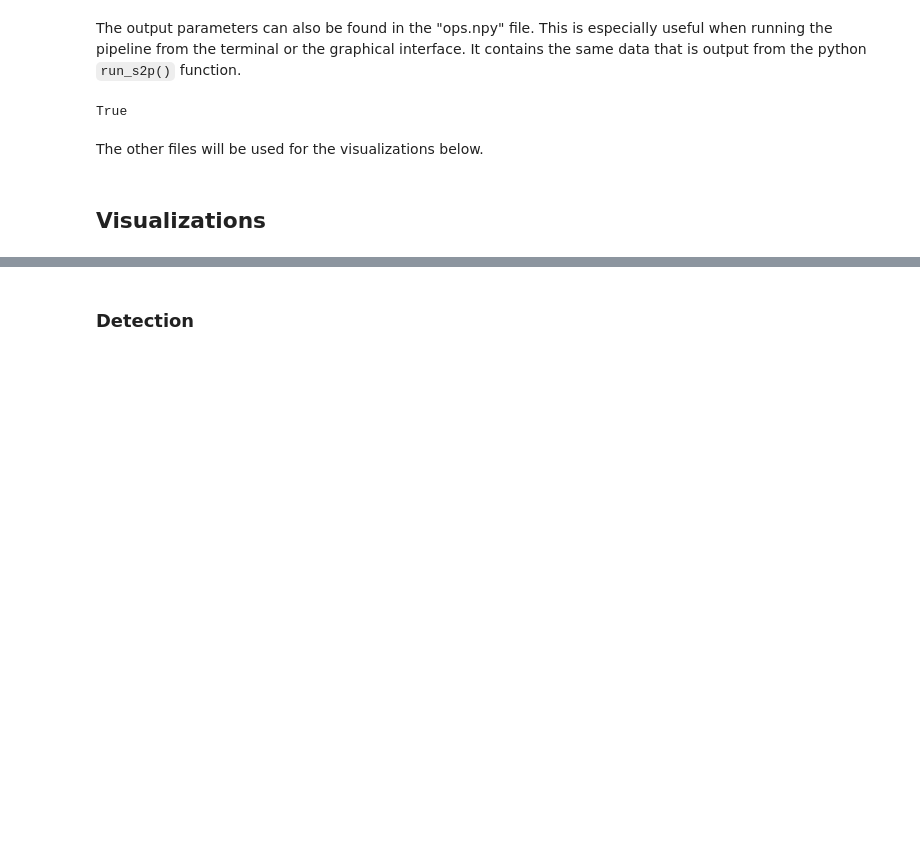
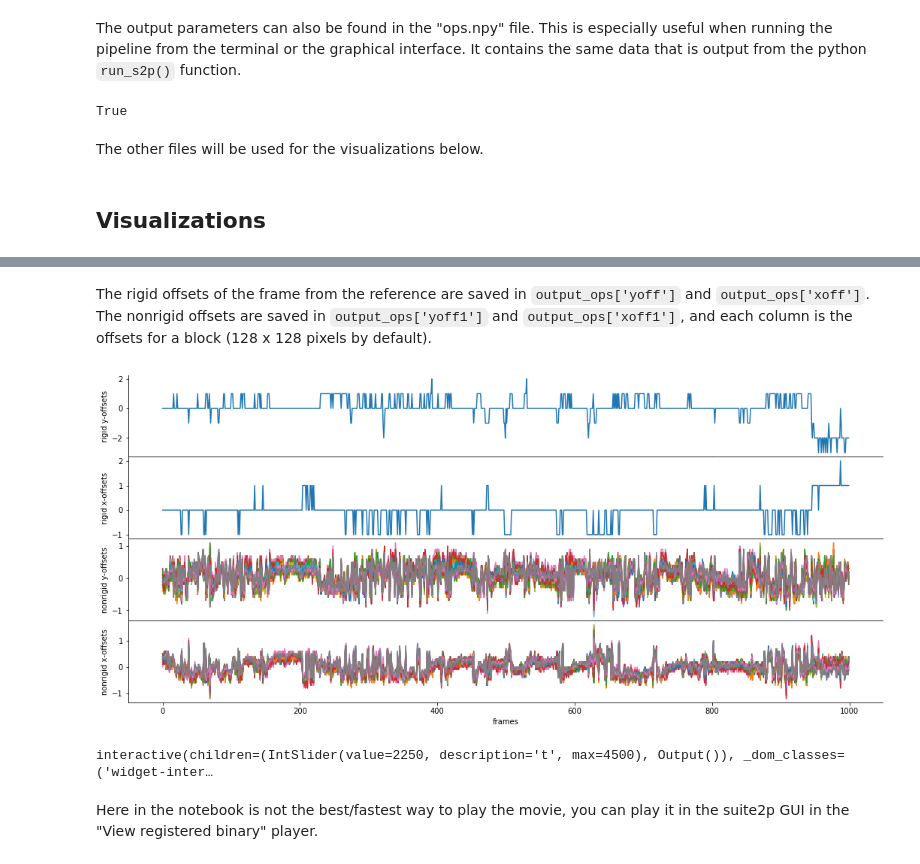
Before and after one commit to MouseLand/suite2p, a Jupyter notebook: jupyter/run_suite2p_colab_2021.ipynb, the cells around one changed output, grey strips where cells are left out. Drawn from its saved outputs; the diff is of its cells as text; code cells hidden in the pictures; blank space fills up the shorter version.

```diff
--- a/jupyter/run_suite2p_colab_2021.ipynb
+++ b/jupyter/run_suite2p_colab_2021.ipynb
@@ -202,2 +208,56 @@ plt.title("High-pass filtered Mean registered image");
-# %% [markdown]
-### Detection
+# %% [markdown]
+The rigid offsets of the frame from the reference are saved in `output_ops['yoff']` and `output_ops['xoff']`. The nonrigid offsets are saved in `output_ops['yoff1']` and `output_ops['xoff1']`, and each column is the offsets for a block (128 x 128 pixels by default).
+# %%
+plt.figure(figsize=(18,8))
+
+plt.subplot(4,1,1)
+plt.plot(output_ops['yoff'][:1000])
+plt.ylabel('rigid y-offsets')
+
+plt.subplot(4,1,2)
+plt.plot(output_ops['xoff'][:1000])
+plt.ylabel('rigid x-offsets')
+
+plt.subplot(4,1,3)
+plt.plot(output_ops['yoff1'][:1000])
+plt.ylabel('nonrigid y-offsets')
+
+plt.subplot(4,1,4)
+plt.plot(output_ops['xoff1'][:1000])
+plt.ylabel('nonrigid x-offsets')
+plt.xlabel('frames')
+
+plt.show()
+# %% [output]
+[figure, added]
+# %%
+#@title Run cell to look at registered frames
+from ipywidgets import interact, interactive, fixed, interact_manual
+import ipywidgets as widgets
+from suite2p.io import BinaryFile
+
+widget = widgets.IntSlider(
+    value=7,
+    min=0,
+    max=10,
+    step=1,
+    description='Test:',
+    disabled=False,
+    continuous_update=False,
+    orientation='horizontal',
+    readout=True,
+    readout_format='d'
+)
+
+
+def plot_frame(t):
+    with BinaryFile(Ly=output_ops['Ly'],
+                Lx=output_ops['Lx'],
+                read_filename=output_ops['reg_file']) as f:
+        plt.imshow(f[t][0])
+
+interact(plot_frame, t=(0, output_ops['nframes'], 1));
+# %% [output]
+interactive(children=(IntSlider(value=2250, description='t', max=4500), Output()), _dom_classes=('widget-inter…
+# %% [markdown]
+Here in the notebook is not the best/fastest way to play the movie, you can play it in the suite2p GUI in the "View registered binary" player.
```
Also changed, not shown: parts of 21 cells of this notebook.
